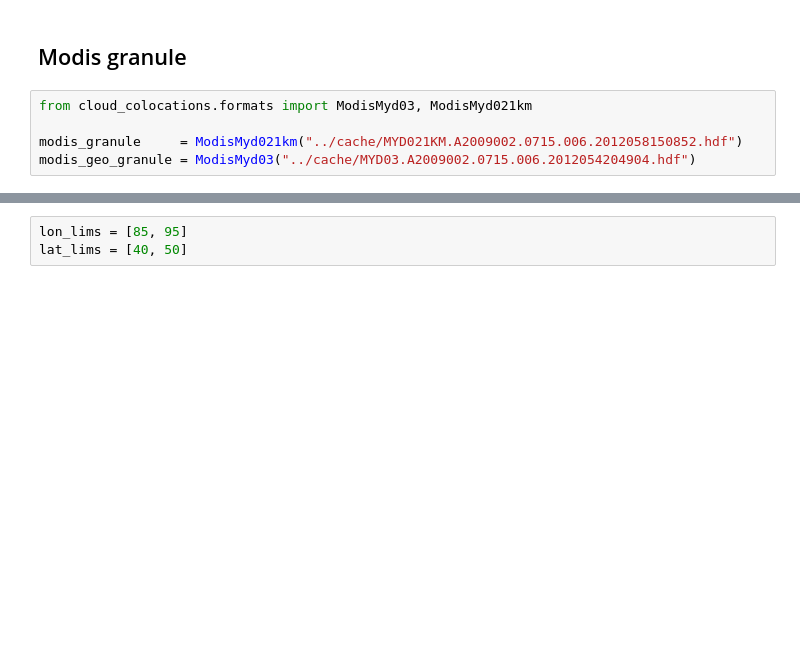
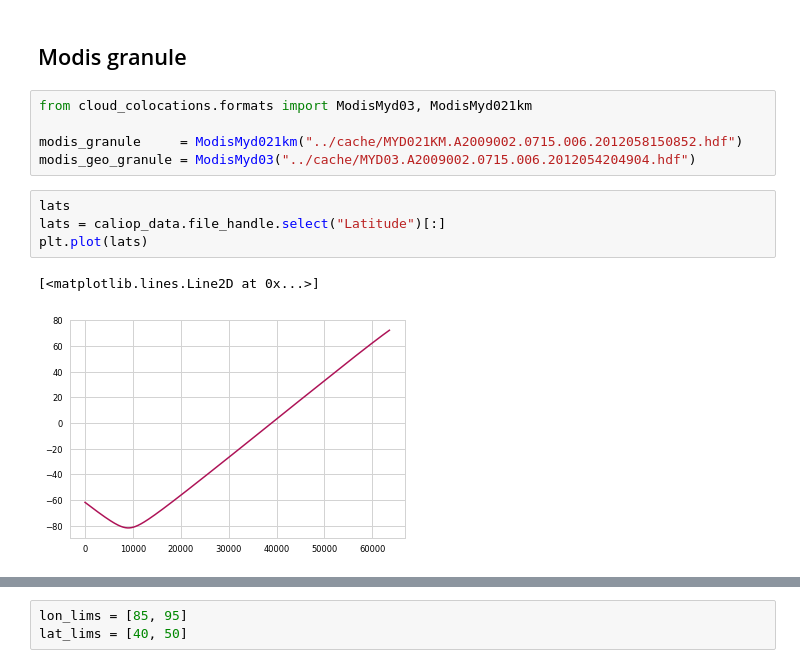
Before and after one commit to Arcane561/cloud_colocations, a Jupyter notebook: notebooks/plot_collocations.ipynb, the cells around one changed output, grey strips where cells are left out. Saved outputs shown, nothing was run; the diff lists cells and outputs as text; blank space fills up the shorter version.

```diff
--- a/notebooks/plot_collocations.ipynb
+++ b/notebooks/plot_collocations.ipynb
@@ -17,3 +17,10 @@ from cloud_colocations.formats import ModisMyd03, ModisMyd021km
 
 modis_granule     = ModisMyd021km("../cache/MYD021KM.A2009002.0715.006.2012058150852.hdf")
 modis_geo_granule = ModisMyd03("../cache/MYD03.A2009002.0715.006.2012054204904.hdf")
+# %%
+lats
+lats = caliop_data.file_handle.select("Latitude")[:]
+plt.plot(lats)
+# %% [output]
+[<matplotlib.lines.Line2D at 0x...>]
+[figure, added]
```
Also changed, not shown: parts of 12 cells of this notebook, 7 other files.
